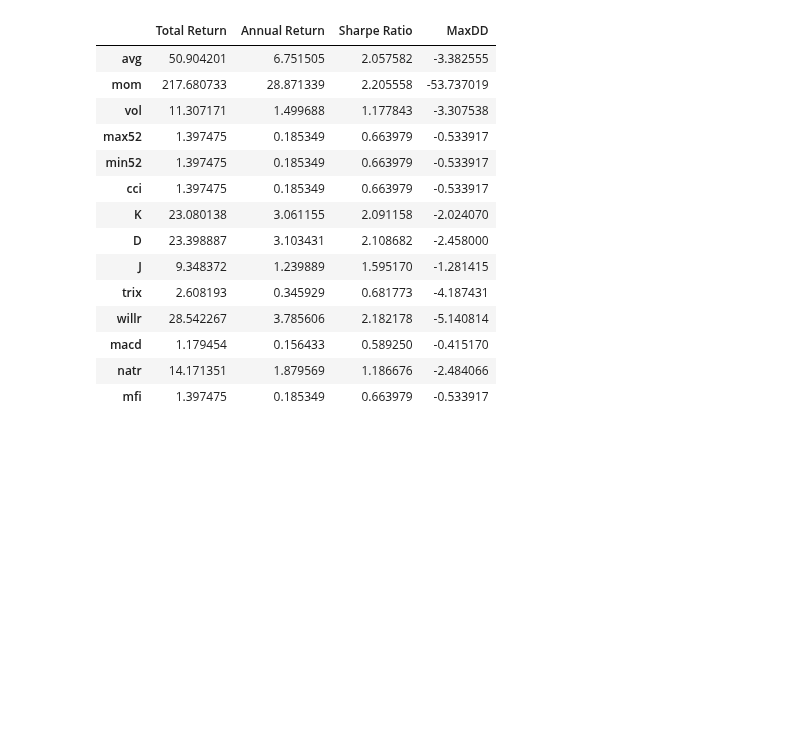
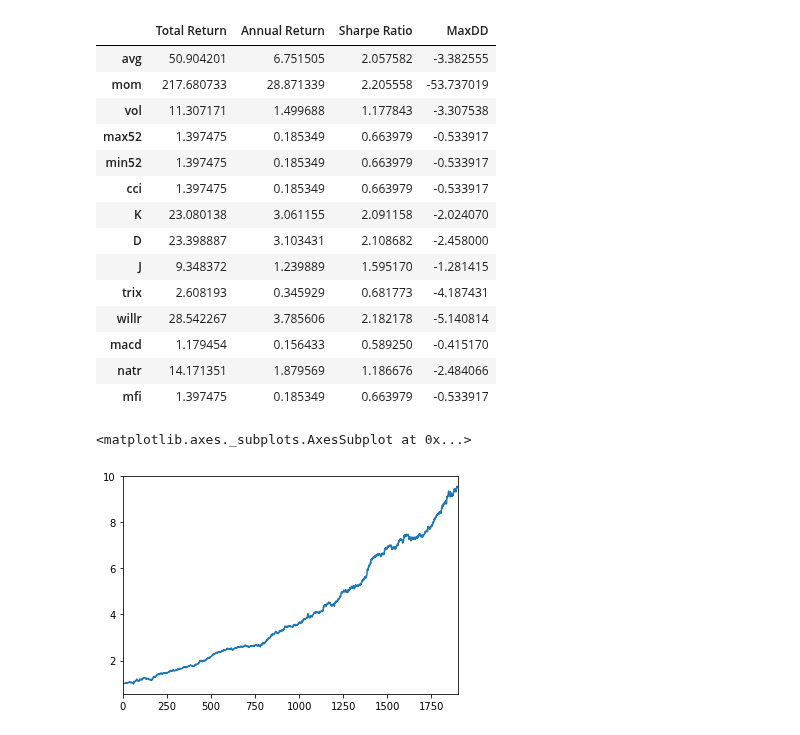
Before and after one commit to VoidFly/JKQ, a Jupyter notebook: single_test.ipynb, the cells around one changed output. Drawn from its saved outputs; the diff is of its cells as text; code cells hidden in the pictures; blank space fills up the shorter version.

```diff
--- a/single_test.ipynb
+++ b/single_test.ipynb
@@ -206,6 +218,13 @@ pd.DataFrame(all_results).T
 | macd | 1.179454 | 0.156433 | 0.589250 | -0.415170 |
 | natr | 14.171351 | 1.879569 | 1.186676 | -2.484066 |
 | mfi | 1.397475 | 0.185349 | 0.663979 | -0.533917 |
+# %%
+mean_prof = np.mean([avg_prof,vol_prof,max52_prof,min52_prof,cci_prof,K_prof,D_prof,J_prof,trix_prof,willr_prof,macd_prof,natr_prof,mfi_prof],axis=0)
+# %%
+pd.Series(mean_prof+1).cumprod().plot()
+# %% [output]
+<matplotlib.axes._subplots.AxesSubplot at 0x...>
+[figure, added]
 # %%
 plt.figure(figsize=(16,10))
 all_results = {}
```
Also changed, not shown: parts of 23 cells of this notebook, 5 other files.
